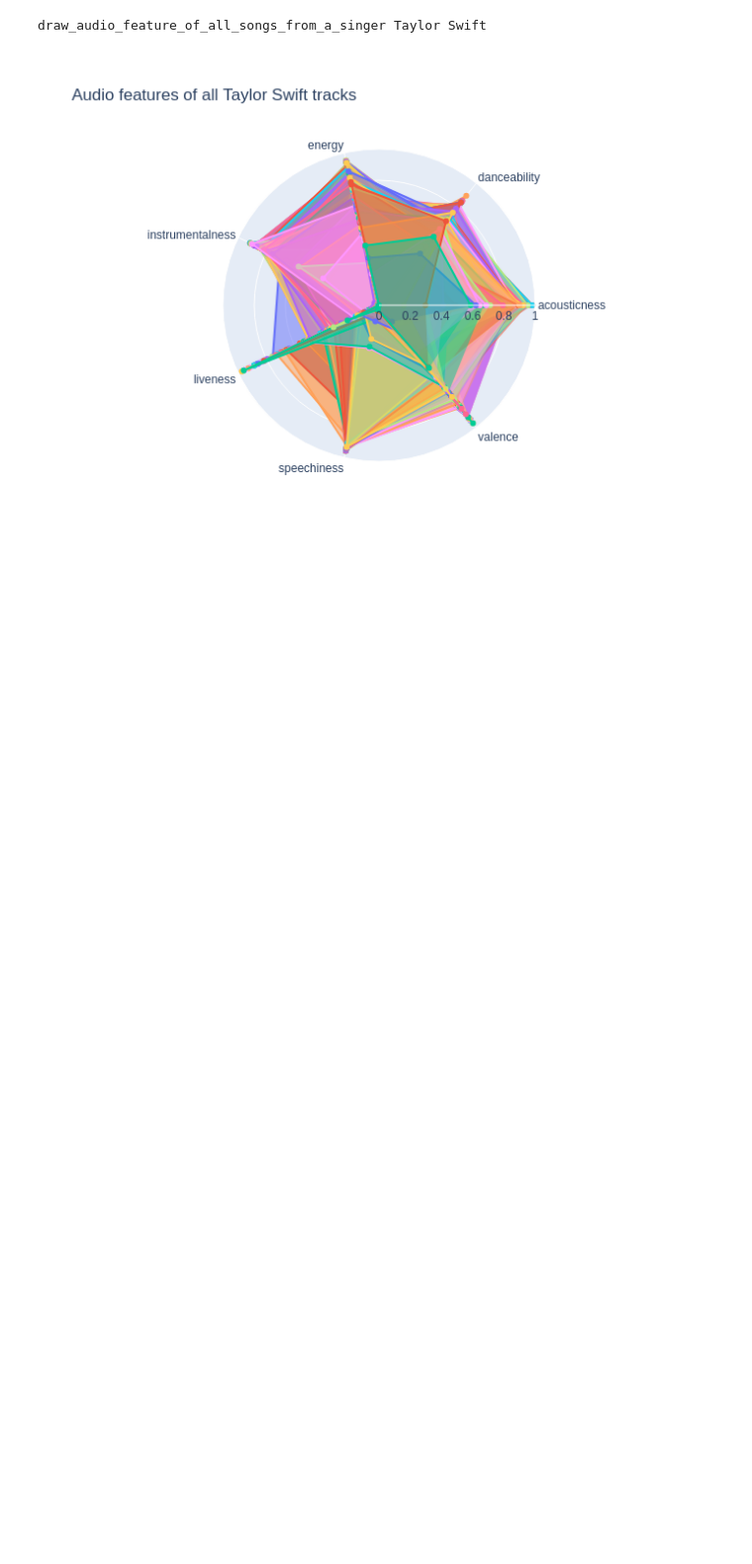
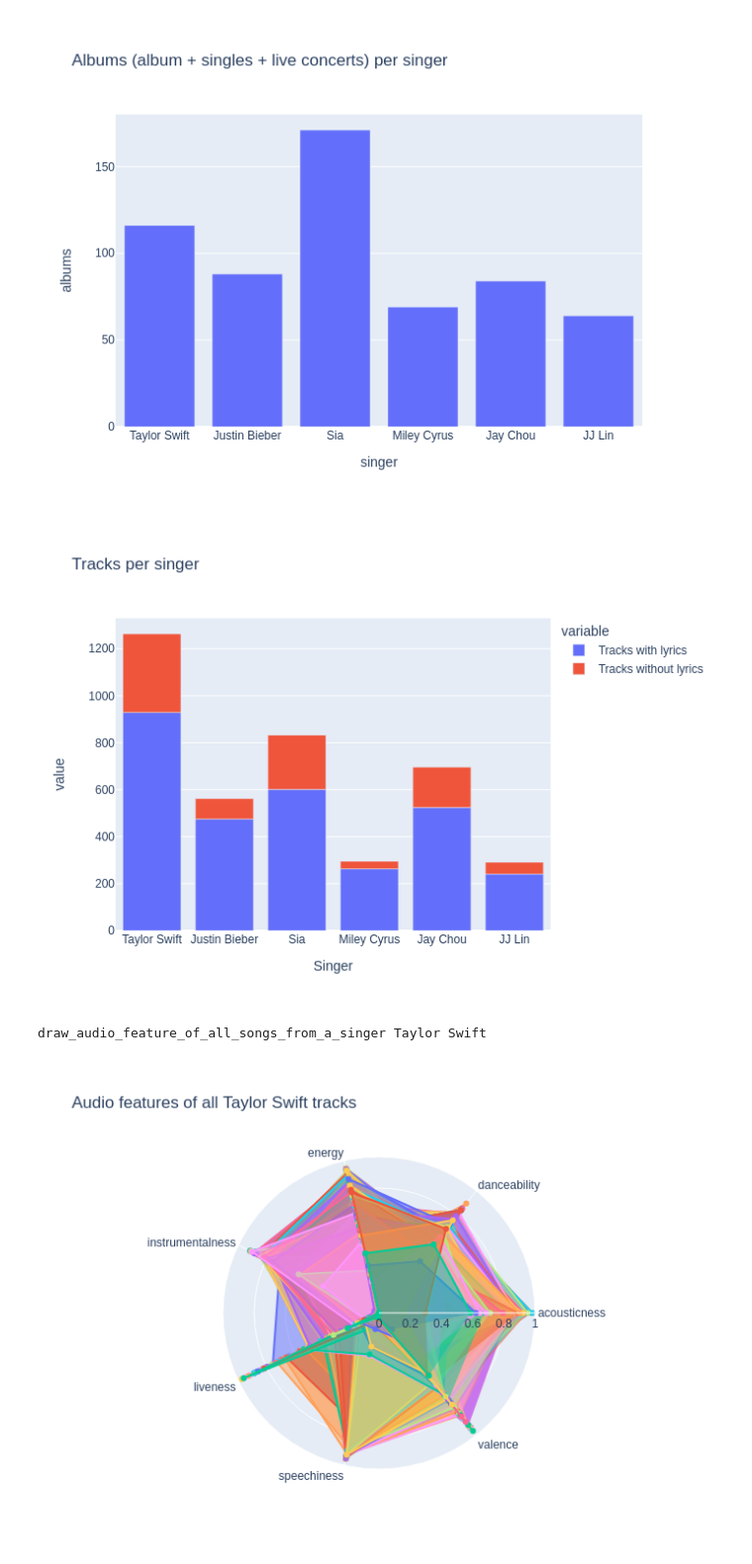
Before and after one commit to com-480-data-visualization/datavis-project-2022-shazam, a Jupyter notebook: dataset/crawler/notebook.ipynb, the cells around one changed output. Shown at 99% size. Drawn from its saved outputs; the diff is of its cells as text; code cells hidden in the pictures; blank space fills up the shorter version.

Commit message:
Update notebook with more images

```diff
--- a/dataset/crawler/notebook.ipynb
+++ b/dataset/crawler/notebook.ipynb
@@ -86,7 +86,13 @@ def draw_album_info(singers: list[customdatatypes.Singer]): # bar chart
 
     dataframe = pd.DataFrame(dict(singer=singer_names, albums=album_count))
     fig = px.bar(dataframe, x=dataframe.singer, y=dataframe.albums, title="Albums (album + singles + live concerts) per singer")
-    fig.show()
+    # fig.show()
+    os.system(f"mkdir -p out/basics")
+    fig.write_image(f"out/basics/singers.svg")
+
+    # for jupyter, use png, due to performance reason
+    fig.write_image(f"out/basics/singers.png")
+    show_image(f"out/basics/singers.png")
 
 def draw_track_and_lyrics_availbility(singers: list[customdatatypes.Singer]): # bar chart
     singer_names = []
@@ -109,7 +115,13 @@ def draw_track_and_lyrics_availbility(singers: list[customdatatypes.Singer]): #
                                'Tracks with lyrics': with_lyrics,
                                'Tracks without lyrics': without_lyrics})
     fig = px.bar(dataframe, x=dataframe['Singer'], y=[dataframe['Tracks with lyrics'], dataframe['Tracks without lyrics']], title="Tracks per singer")
-    fig.show()
+    # fig.show()
+    os.system(f"mkdir -p out/basics")
+    fig.write_image(f"out/basics/tracks.svg")
+
+    # for jupyter, use png, due to performance reason
+    fig.write_image(f"out/basics/tracks.png")
+    show_image(f"out/basics/tracks.png")
 
 draw_album_info(singers=english_singers + chinese_singers)
 draw_track_and_lyrics_availbility(singers=english_singers + chinese_singers)
@@ -119,3 +129,5 @@ draw_track_and_lyrics_availbility(singers=english_singers + chinese_singers)
+[figure, added]
+[figure, added]
 # %%
 # audio features
 def draw_audio_feature_of_all_songs_from_a_singer(singer: customdatatypes.Singer):
```
Also changed, not shown: parts of 3 cells of this notebook.
